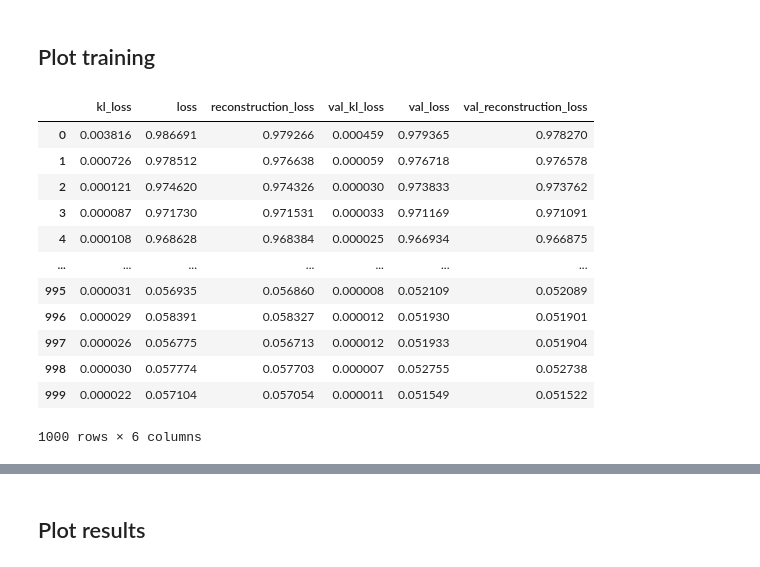
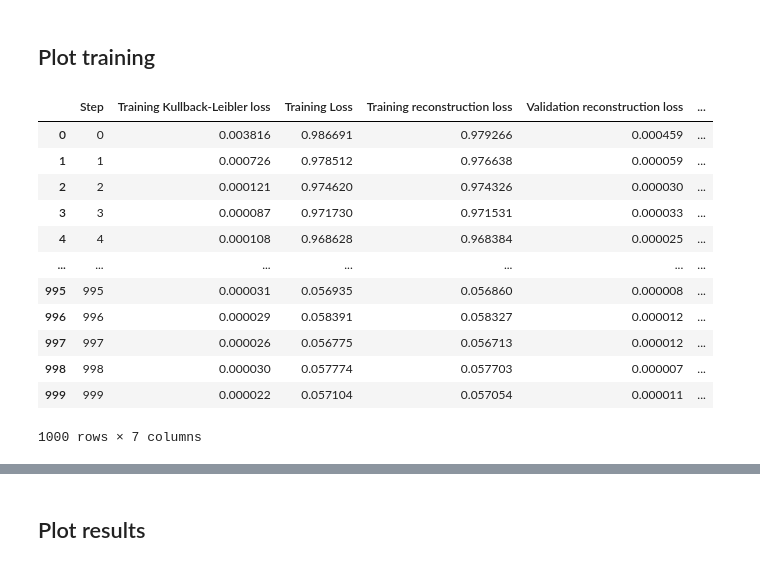
Before and after one commit to JosuaCarl/MStoML, a Jupyter notebook: skripts/VAE/VAE_interpret.ipynb, the cells around one changed output, grey strips where cells are left out. Cells and saved outputs as stored; diff of their text form; code cells hidden in the pictures.

```diff
--- a/skripts/VAE/VAE_interpret.ipynb
+++ b/skripts/VAE/VAE_interpret.ipynb
@@ -34,5 +28,9 @@ backend_name = "tensorflow"
 computation = "gpu"
 name = "tied_mae_cos_fin"
 project = f"vae_{backend_name}_{computation}_{name}"
-outdir = Path(os.path.normpath( os.path.join("/mnt/d/runs/VAE/training", project)))
+
+model_dir = Path(os.path.normpath( os.path.join("/mnt/d/runs/VAE/training", project)))
+outdir = os.path.join(reports_dir, project)
+if not os.path.isdir(outdir):
+    os.mkdir(outdir)
 # %%
@@ -81,19 +78,22 @@ model_plot
 # %% [markdown]
 ## Plot training
 # %%
-history = pd.read_csv(os.path.join(outdir, f"{project}.history.tsv"), sep="\t", index_col="Unnamed: 0")
+history = pd.read_csv(os.path.join(model_dir, f"{project}.history.tsv"), sep="\t").rename(columns={"Unnamed: 0": "Step",
+                                                                                           "loss": "Training Loss", "val_loss": "Validation loss",
+                                                                                           "kl_loss": "Training Kullback-Leibler loss", "val_kl_loss": "Validation Kullback-Leibler loss",
+                                                                                           "reconstruction_loss": "Training reconstruction loss", "val_kl_loss": "Validation reconstruction loss"})
 history
 # %% [output]
-|  | kl_loss | loss | reconstruction_loss | val_kl_loss | val_loss | val_reconstruction_loss |
-| 0 | 0.003816 | 0.986691 | 0.979266 | 0.000459 | 0.979365 | 0.978270 |
-| 1 | 0.000726 | 0.978512 | 0.976638 | 0.000059 | 0.976718 | 0.976578 |
-| 2 | 0.000121 | 0.974620 | 0.974326 | 0.000030 | 0.973833 | 0.973762 |
-| 3 | 0.000087 | 0.971730 | 0.971531 | 0.000033 | 0.971169 | 0.971091 |
-| 4 | 0.000108 | 0.968628 | 0.968384 | 0.000025 | 0.966934 | 0.966875 |
+|  | Step | Training Kullback-Leibler loss | Training Loss | Training reconstruction loss | Validation reconstruction loss | ... |
+| 0 | 0 | 0.003816 | 0.986691 | 0.979266 | 0.000459 | ... |
+| 1 | 1 | 0.000726 | 0.978512 | 0.976638 | 0.000059 | ... |
+| 2 | 2 | 0.000121 | 0.974620 | 0.974326 | 0.000030 | ... |
+| 3 | 3 | 0.000087 | 0.971730 | 0.971531 | 0.000033 | ... |
+| 4 | 4 | 0.000108 | 0.968628 | 0.968384 | 0.000025 | ... |
 | ... | ... | ... | ... | ... | ... | ... |
-| 995 | 0.000031 | 0.056935 | 0.056860 | 0.000008 | 0.052109 | 0.052089 |
-| 996 | 0.000029 | 0.058391 | 0.058327 | 0.000012 | 0.051930 | 0.051901 |
-| 997 | 0.000026 | 0.056775 | 0.056713 | 0.000012 | 0.051933 | 0.051904 |
-| 998 | 0.000030 | 0.057774 | 0.057703 | 0.000007 | 0.052755 | 0.052738 |
-| 999 | 0.000022 | 0.057104 | 0.057054 | 0.000011 | 0.051549 | 0.051522 |
+| 995 | 995 | 0.000031 | 0.056935 | 0.056860 | 0.000008 | ... |
+| 996 | 996 | 0.000029 | 0.058391 | 0.058327 | 0.000012 | ... |
+| 997 | 997 | 0.000026 | 0.056775 | 0.056713 | 0.000012 | ... |
+| 998 | 998 | 0.000030 | 0.057774 | 0.057703 | 0.000007 | ... |
+| 999 | 999 | 0.000022 | 0.057104 | 0.057054 | 0.000011 | ... |
-1000 rows × 6 columns
+1000 rows × 7 columns
```
Also changed, not shown: parts of 14 cells of this notebook, 4 other files.
